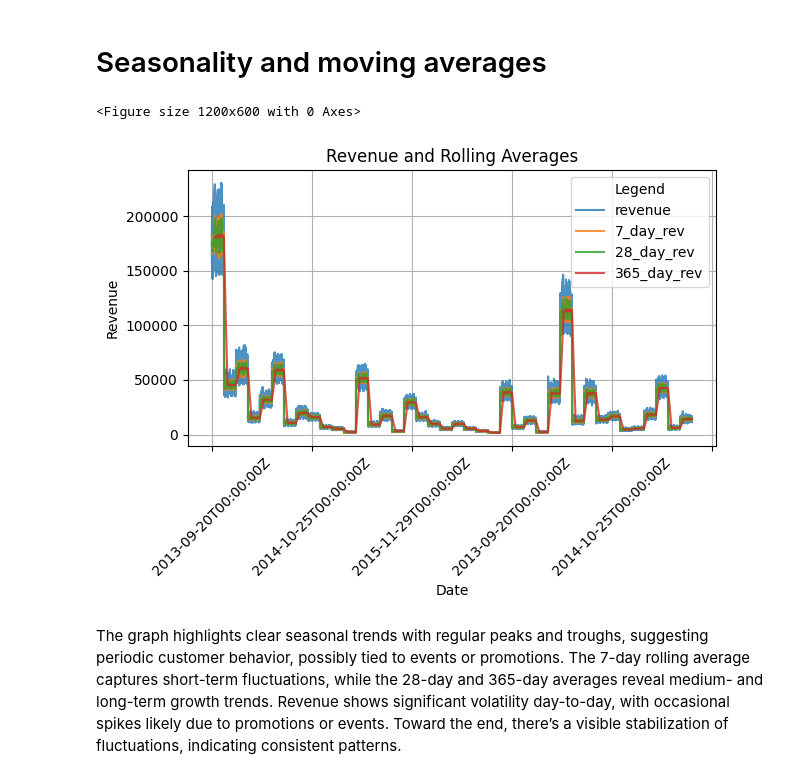
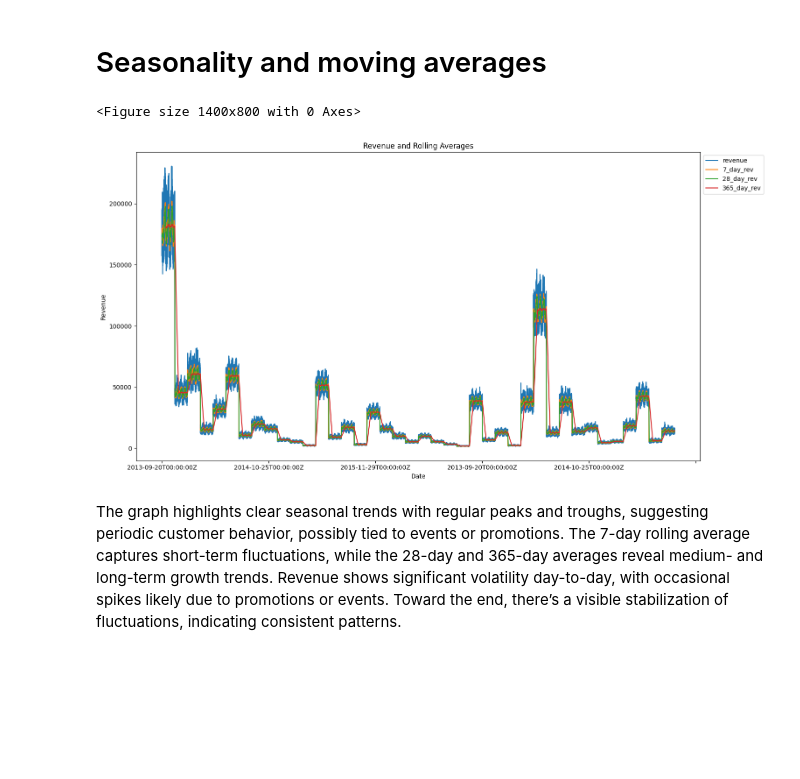
Before and after one commit to kiranbele11/Customer-Analytics-A-B-Testing, a Jupyter notebook: ab-testing.ipynb, the cells around one changed output. Cells and saved outputs as stored; diff of their text form; code cells hidden in the pictures; blank space fills up the shorter version.

```diff
--- a/ab-testing.ipynb
+++ b/ab-testing.ipynb
@@ -310,26 +310,25 @@ reg_date
 # %%
 # Compute rolling averages
 daily_revenue['7_day_rev'] = daily_revenue.revenue.rolling(window=7, center=False).mean()
 daily_revenue['28_day_rev'] = daily_revenue.revenue.rolling(window=28, center=False).mean()
 daily_revenue['365_day_rev'] = daily_revenue.revenue.rolling(window=365, center=False).mean()
 
 # Plot
-plt.figure(figsize=(12, 6))
+plt.figure(figsize=(14, 8))
 daily_revenue.plot(
     x='date',
     y=['revenue', '7_day_rev', '28_day_rev', '365_day_rev'],
     title="Revenue and Rolling Averages",
+    figsize=(14, 8),
     xlabel="Date",
     ylabel="Revenue",
-    alpha=0.8
+
 )
-plt.xticks(rotation=45)
-plt.grid(True)
 plt.tight_layout()
-plt.legend(title="Legend")
+plt.legend(loc='upper left', bbox_to_anchor=(1, 1))
 plt.show()
 # %% [output]
-<Figure size 1200x600 with 0 Axes>
+<Figure size 1400x800 with 0 Axes>
-[figure, old version]
+[figure, new version]
 # %% [markdown]
 The graph highlights clear seasonal trends with regular peaks and troughs, suggesting periodic customer behavior, possibly tied to events or promotions. The 7-day rolling average captures short-term fluctuations, while the 28-day and 365-day averages reveal medium- and long-term growth trends. Revenue shows significant volatility day-to-day, with occasional spikes likely due to promotions or events. Toward the end, there’s a visible stabilization of fluctuations, indicating consistent patterns.
```
Also changed, not shown: parts of 7 cells of this notebook.
